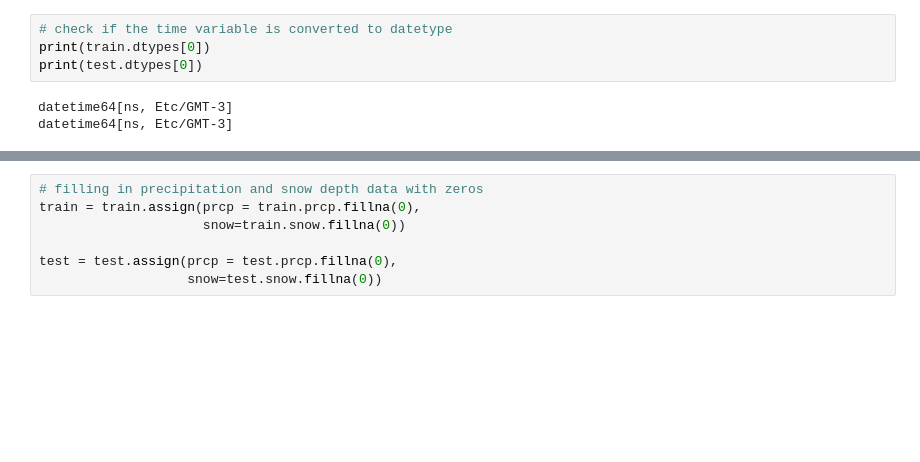
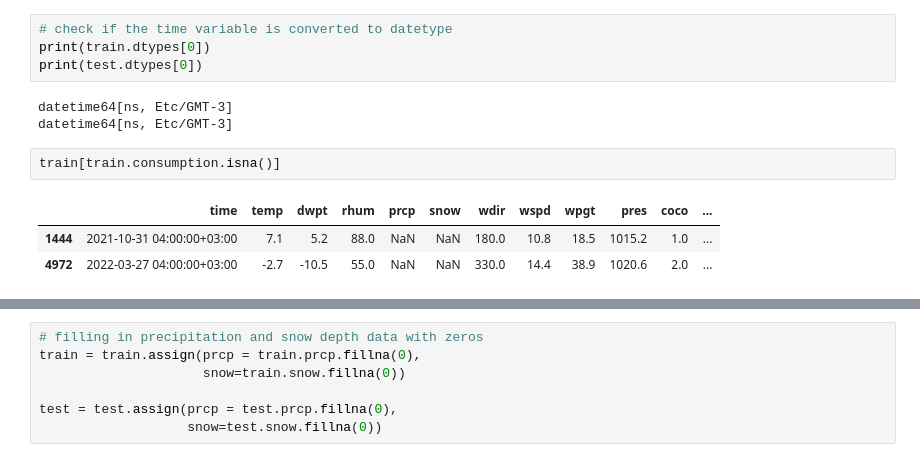
Before and after one commit to Chygos/UniTartu_Intro_to_DS_Project, a Jupyter notebook: Data_Cleaning.ipynb, the cells around one changed output, grey strips where cells are left out. Saved outputs shown, nothing was run; the diff lists cells and outputs as text; blank space fills up the shorter version.

```diff
--- a/Data_Cleaning.ipynb
+++ b/Data_Cleaning.ipynb
@@ -119,3 +119,9 @@ print(test.dtypes[0])
 # %% [output]
 datetime64[ns, Etc/GMT-3]
 datetime64[ns, Etc/GMT-3]
+# %%
+train[train.consumption.isna()]
+# %% [output]
+|  | time | temp | dwpt | rhum | prcp | snow | wdir | wspd | wpgt | pres | coco | ... |
+| 1444 | 2021-10-31 04:00:00+03:00 | 7.1 | 5.2 | 88.0 | NaN | NaN | 180.0 | 10.8 | 18.5 | 1015.2 | 1.0 | ... |
+| 4972 | 2022-03-27 04:00:00+03:00 | -2.7 | -10.5 | 55.0 | NaN | NaN | 330.0 | 14.4 | 38.9 | 1020.6 | 2.0 | ... |
```
Also changed, not shown: parts of 4 cells of this notebook.
